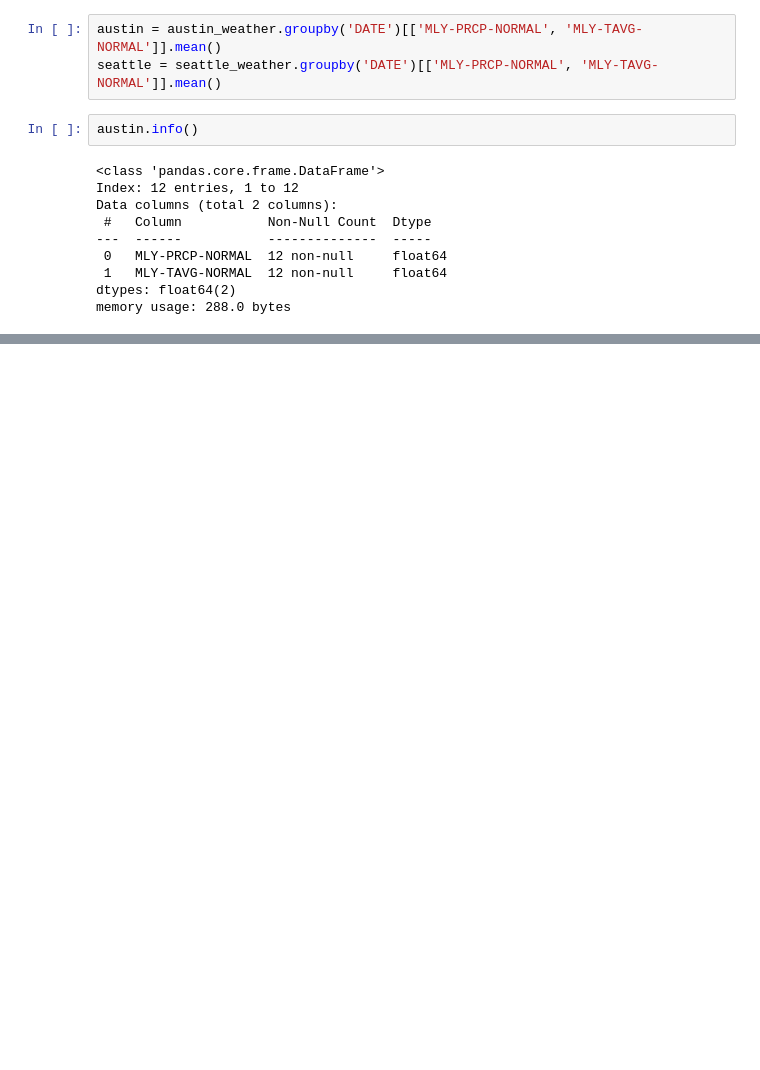
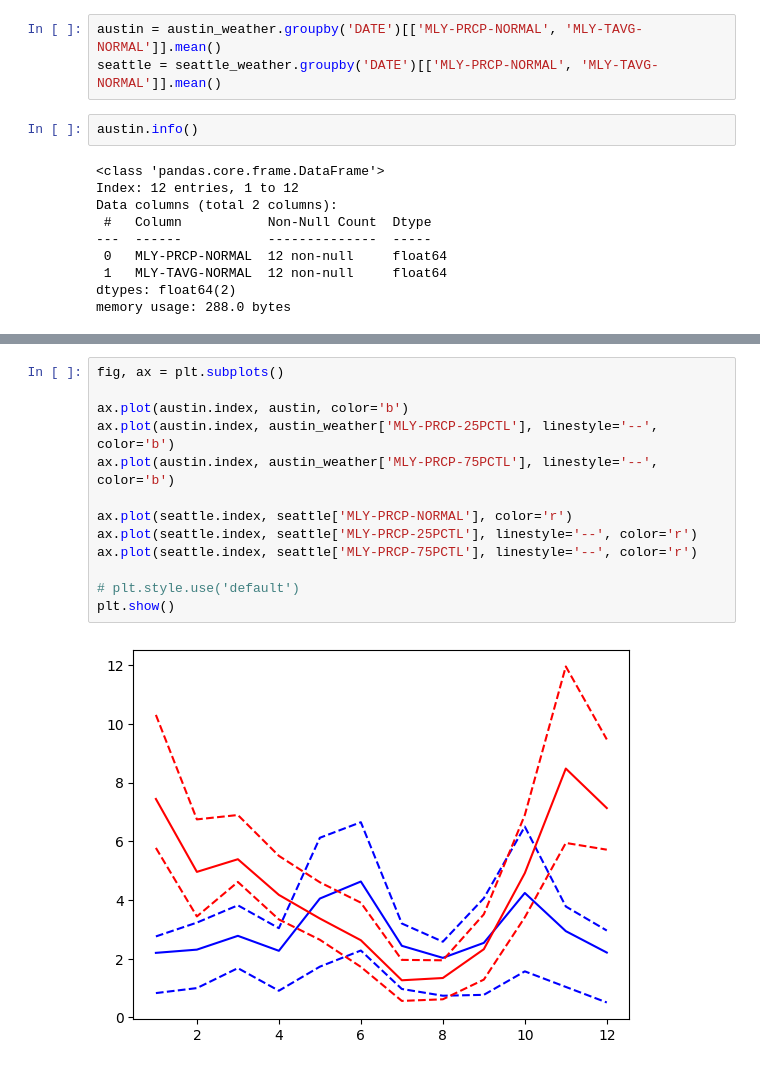
Before and after one commit to Kinetics20/Data_viz_lab, a Jupyter notebook: matplotlib_2.ipynb, the cells around one changed output, grey strips where cells are left out. Cells and saved outputs as stored; diff of their text form; blank space fills up the shorter version.

```diff
--- a/matplotlib_2.ipynb
+++ b/matplotlib_2.ipynb
@@ -171,0 +216,15 @@ plt.show()
+# %%
+fig, ax = plt.subplots()
+
+ax.plot(austin.index, austin, color='b')
+ax.plot(austin.index, austin_weather['MLY-PRCP-25PCTL'], linestyle='--', color='b')
+ax.plot(austin.index, austin_weather['MLY-PRCP-75PCTL'], linestyle='--', color='b')
+
+ax.plot(seattle.index, seattle['MLY-PRCP-NORMAL'], color='r')
+ax.plot(seattle.index, seattle['MLY-PRCP-25PCTL'], linestyle='--', color='r')
+ax.plot(seattle.index, seattle['MLY-PRCP-75PCTL'], linestyle='--', color='r')
+
+# plt.style.use('default')
+plt.show()
+# %% [output]
+[figure, added]
```
Also changed, not shown: parts of 11 cells of this notebook.
